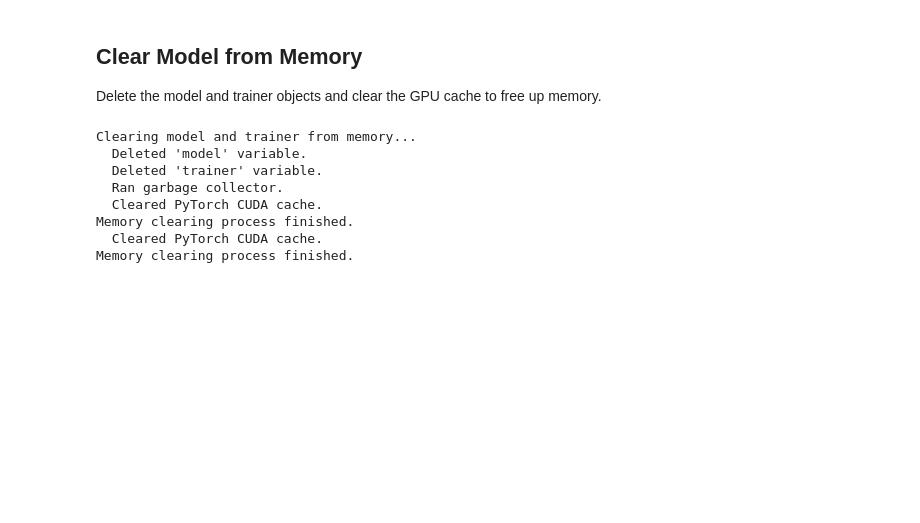
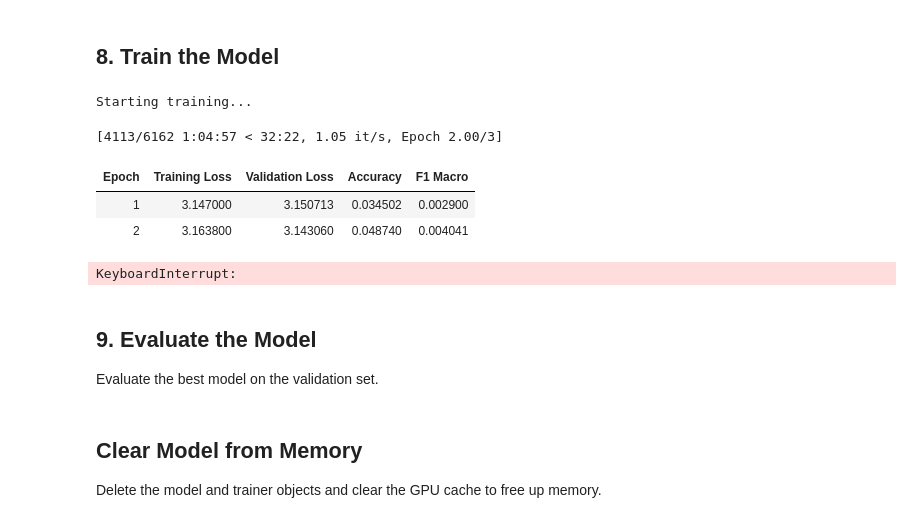
Before and after one commit to NourJadiri/persuasion-detection, a Jupyter notebook: notebooks/model_training.ipynb, the cells around one changed output. Saved outputs shown, nothing was run; the diff lists cells and outputs as text; code cells hidden in the pictures; blank space fills up the shorter version.

```diff
--- a/notebooks/model_training.ipynb
+++ b/notebooks/model_training.ipynb
@@ -969,0 +196,10 @@ Experiment summary saved successfully to: ../experiment_results/experiment_summa
+# %%
+tokenizer = AutoTokenizer.from_pretrained(MODEL_NAME)
+
+# Add special tokens
+num_added_toks = tokenizer.add_special_tokens(SPECIAL_TOKENS)
+print(f"Added {num_added_toks} special tokens: {SPECIAL_TOKENS['additional_special_tokens']}")
+
+# Verify tokens are added
+print(f"ID for {SPAN_START_TOKEN}: {tokenizer.convert_tokens_to_ids(SPAN_START_TOKEN)}")
+print(f"ID for {SPAN_END_TOKEN}: {tokenizer.convert_tokens_to_ids(SPAN_END_TOKEN)}")
@@ -969,0 +426,31 @@ Experiment summary saved successfully to: ../experiment_results/experiment_summa
+# %% [markdown]
+## 8. Train the Model
+# %%
+# Before starting training, clear cache if needed
+gc.collect()
+if torch.cuda.is_available():
+    torch.cuda.empty_cache()
+
+print("Starting training...")
+train_result = trainer.train()
+print("Training finished.")
+
+# Save training metrics
+metrics = train_result.metrics
+trainer.log_metrics("train", metrics)
+trainer.save_metrics("train", metrics)
+
+# Save the final model and tokenizer
+trainer.save_model()
+trainer.save_state()
+# %% [output]
+Starting training...
+[4113/6162 1:04:57 < 32:22, 1.05 it/s, Epoch 2.00/3]
+| Epoch | Training Loss | Validation Loss | Accuracy | F1 Macro |
+| 1 | 3.147000 | 3.150713 | 0.034502 | 0.002900 |
+| 2 | 3.163800 | 3.143060 | 0.048740 | 0.004041 |
+KeyboardInterrupt:
+# %% [markdown]
+## 9. Evaluate the Model
+
+Evaluate the best model on the validation set.
@@ -974,18 +471,26 @@ Delete the model and trainer objects and clear the GPU cache to free up memory.
 # %%
 import torch
 import gc
+import numpy as np
 
 print("Clearing model and trainer from memory...")
 
 # Check if variables exist before deleting
-if 'model' in locals():
+if 'model' in locals() or 'model' in globals():
     del model
     print("  Deleted 'model' variable.")
-if 'trainer' in locals():
+if 'trainer' in locals() or 'trainer' in globals():
     del trainer
     print("  Deleted 'trainer' variable.")
-# Add any other large variables related to the model if needed
-# e.g., del optimizer, del scheduler
+if 'train_dataset' in locals() or 'train_dataset' in globals():
+    del train_dataset
+    print("  Deleted 'train_dataset'.")
+if 'val_dataset' in locals() or 'val_dataset' in globals():
+    del val_dataset
+    print("  Deleted 'val_dataset'.")
+if 'label_df' in locals() or 'label_df' in globals():
+    del label_df
+    print("  Deleted 'label_df'.")
 
 # Run Python's garbage collector
 gc.collect()
@@ -999,12 +504,3 @@ else:
     print("  CUDA not available, skipping cache clearing.")
 
 print("Memory clearing process finished.")
-# %% [output]
-Clearing model and trainer from memory...
-  Deleted 'model' variable.
-  Deleted 'trainer' variable.
-  Ran garbage collector.
-  Cleared PyTorch CUDA cache.
-Memory clearing process finished.
-  Cleared PyTorch CUDA cache.
-Memory clearing process finished.
```
Also changed, not shown: parts of 38 cells of this notebook, 2 other files.
